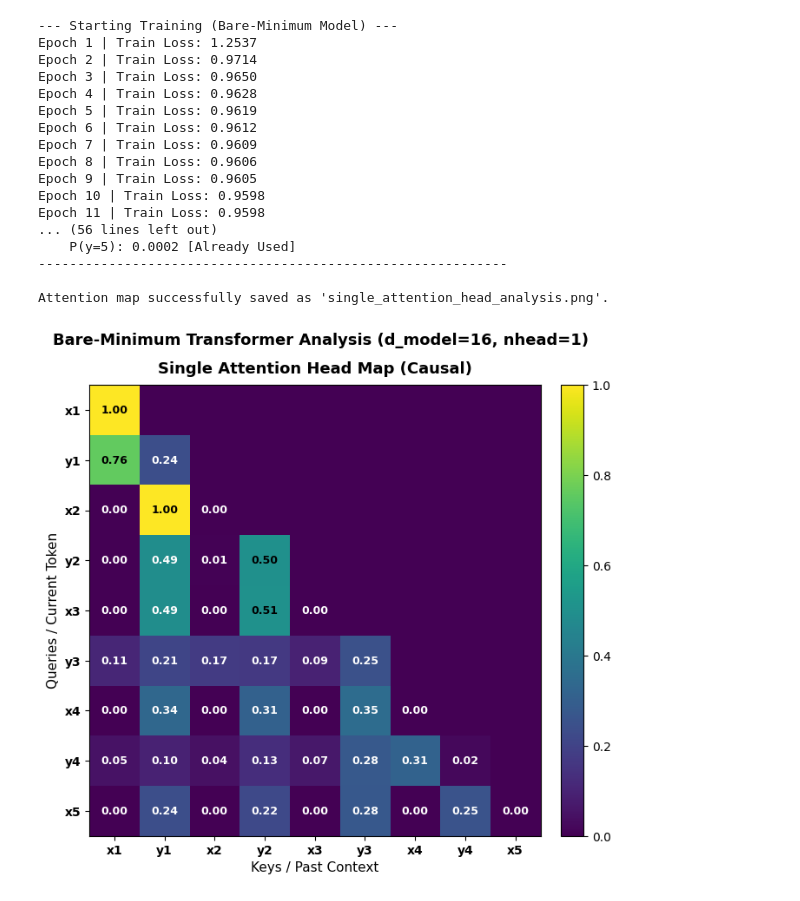
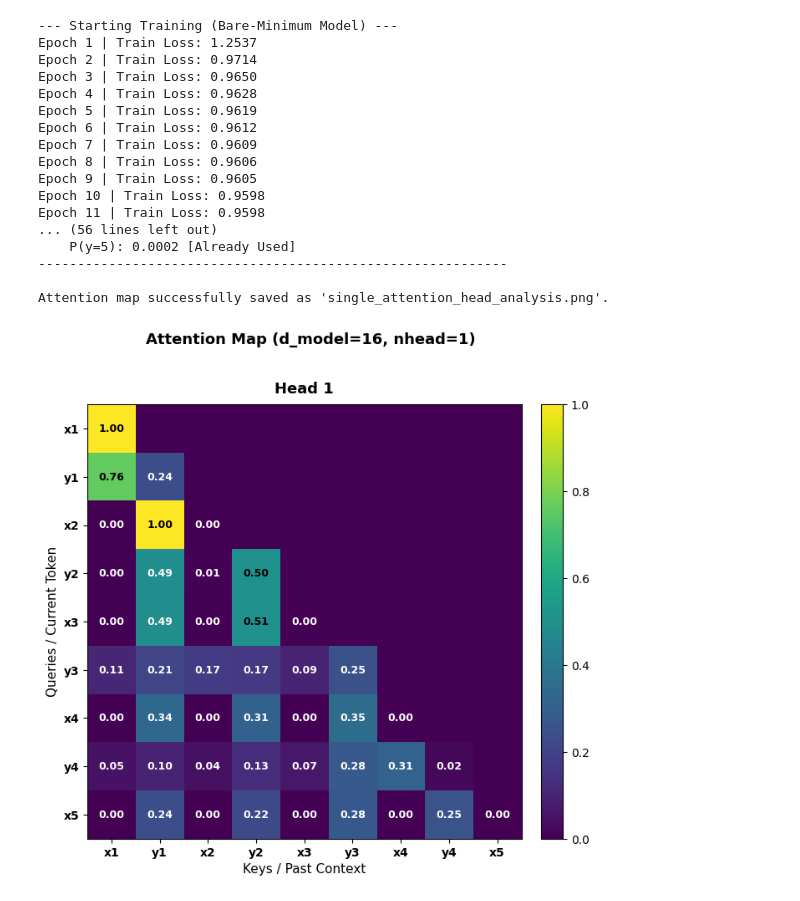
Before and after one commit to amirh0ss3in/ATProject, a Jupyter notebook: main.ipynb, the cells around one changed output. Saved outputs shown, nothing was run; the diff lists cells and outputs as text; code cells hidden in the pictures.

```diff
--- a/main.ipynb
+++ b/main.ipynb
@@ -240,77 +79,69 @@ class MinimalCausalTransformer(nn.Module):
 # --- 3. Extract and Visualize QK Attention Weights (Fixed to use .detach()) ---
 def visualize_single_attention_head(model, test_sequence, V=5):
     model.eval()
-    seq_len = len(test_sequence) - 1 # Length 9
+    seq_len = len(test_sequence) - 1
     inputs = torch.tensor([test_sequence[:-1]], dtype=torch.long, device=device)
 
-    # 1. Reconstruct token + positional embeddings
     positions = torch.arange(0, seq_len, device=device).unsqueeze(0)
-    X = model.token_emb(inputs) + model.pos_emb(positions) # [1, seq_len, d_model]
+    X = model.token_emb(inputs) + model.pos_emb(positions)
 
-    # 2. Extract self-attention projection weights
     self_attn = model.transformer.layers[0].self_attn
     in_proj_weight = self_attn.in_proj_weight
     in_proj_bias = self_attn.in_proj_bias
 
-    # Split PyTorch's packed in_proj parameters into Q, K, V
     w_q, w_k, _ = in_proj_weight.chunk(3, dim=0)
     b_q, b_k, _ = in_proj_bias.chunk(3, dim=0)
 
-    # 3. Project inputs to Q and K
     q = torch.nn.functional.linear(X, w_q, b_q)
     k = torch.nn.functional.linear(X, w_k, b_k)
 
-    # 4. Reshape for Single-Head Attention (nhead=1, d_model=16 -> head_dim=16)
     nhead = self_attn.num_heads
     head_dim = self_attn.head_dim
 
-    # Reshape to [batch, nhead, seq_len, head_dim]
     q = q.view(1, seq_len, nhead, head_dim).transpose(1, 2)
     k = k.view(1, seq_len, nhead, head_dim).transpose(1, 2)
 
-    # 5. Calculate Raw Attention Scores
     scores = torch.matmul(q, k.transpose(-2, -1)) / math.sqrt(head_dim)
-
-    # Apply Causal Mask
     causal_mask = torch.triu(torch.full((seq_len, seq_len), float('-inf'), device=device), diagonal=1)
     scores = scores + causal_mask.unsqueeze(0).unsqueeze(0)
+    attn_weights = torch.softmax(scores, dim=-1)[0].detach().cpu().numpy()  # [nhead, seq_len, seq_len]
 
-    # Softmax to get the final attention weights + Detach for conversion
-    attn_weights = torch.softmax(scores, dim=-1)[0].detach().cpu().numpy() # [nhead, seq_len, seq_len]
-
-    # 6. Plot the single head attention map
     labels = []
     for i in range(1, V + 1):
         labels.append(f"x{i}")
         if i < V:
             labels.append(f"y{i}")
 
-    fig, ax = plt.subplots(figsize=(7, 6.5))
-    im = ax.imshow(attn_weights[0], cmap='viridis', aspect='equal', vmin=0, vmax=1)
+    fig, axes = plt.subplots(1, nhead, figsize=(7 * nhead, 6.5))
+    if nhead == 1:
+        axes = [axes]
 
-    # Grid labels
-    ax.set_xticks(np.arange(seq_len))
-    ax.set_yticks(np.arange(seq_len))
-    ax.set_xticklabels(labels, fontweight='bold')
-    ax.set_yticklabels(labels, fontweight='bold')
+    for h in range(nhead):
+        ax = axes[h]
+        im = ax.imshow(attn_weights[h], cmap='viridis', aspect='equal', vmin=0, vmax=1)
 
-    # Add values inside cells
-    for i in range(seq_len):
-        for j in range(seq_len):
-            if j <= i:
-                val = attn_weights[0, i, j]
-                ax.text(j, i, f"{val:.2f}", ha='center', va='center',
-                        color='black' if val > 0.5 else 'white', fontsize=9, fontweight='bold')
+        ax.set_xticks(np.arange(seq_len))
+        ax.set_yticks(np.arange(seq_len))
+        ax.set_xticklabels(labels, fontweight='bold')
+        ax.set_yticklabels(labels, fontweight='bold')
 
-    ax.set_title("Single Attention Head Map (Causal)", fontsize=13, pad=10, fontweight='bold')
-    ax.set_xlabel("Keys / Past Context", fontsize=11)
-    ax.set_ylabel("Queries / Current Token", fontsize=11)
-    fig.colorbar(im, ax=ax, fraction=0.046, pad=0.04)
+        for i in range(seq_len):
+            for j in range(seq_len):
+                if j <= i:
+                    val = attn_weights[h, i, j]
+                    ax.text(j, i, f"{val:.2f}", ha='center', va='center',
+                            color='black' if val > 0.5 else 'white', fontsize=9, fontweight='bold')
 
-    plt.suptitle(f"Bare-Minimum Transformer Analysis (d_model=16, nhead=1)", fontsize=13, y=0.98, fontweight='bold')
+        ax.set_title(f"Head {h+1}", fontsize=13, pad=10, fontweight='bold')
+        ax.set_xlabel("Keys / Past Context", fontsize=11)
+        ax.set_ylabel("Queries / Current Token", fontsize=11)
+        fig.colorbar(im, ax=ax, fraction=0.046, pad=0.04)
+
+    plt.suptitle(f"Attention Map (d_model={model.d_model}, nhead={nhead})", fontsize=13, y=1.02, fontweight='bold')
     plt.tight_layout()
-    plt.savefig('single_attention_head_analysis.png', dpi=300)
+    plt.savefig('single_attention_head_analysis.png', dpi=300, bbox_inches='tight')
     print("\nAttention map successfully saved as 'single_attention_head_analysis.png'.")
+
 
 # --- 5. Main Script execution ---
 if __name__ == "__main__":
@@ -377,31 +208,31 @@ if __name__ == "__main__":
         print(f"  Model's Predicted Probabilities:")
         for val in range(1, V + 1):
             marker = " (True Target)" if val == true_y else ""
             if val in used_y:
                 marker += " [Already Used]"
             print(f"    P(y={val}): {step_probs[val-1].item():.4f}{marker}")
         print("-" * 60)
         used_y.append(true_y)
         step_num += 1
 
     # 2. Run visualization
     visualize_single_attention_head(model, full_seq, V=V)
 # %% [output]
 --- Starting Training (Bare-Minimum Model) ---
 Epoch 1 | Train Loss: 1.2537
 Epoch 2 | Train Loss: 0.9714
 Epoch 3 | Train Loss: 0.9650
 Epoch 4 | Train Loss: 0.9628
 Epoch 5 | Train Loss: 0.9619
 Epoch 6 | Train Loss: 0.9612
 Epoch 7 | Train Loss: 0.9609
 Epoch 8 | Train Loss: 0.9606
 Epoch 9 | Train Loss: 0.9605
 Epoch 10 | Train Loss: 0.9598
 Epoch 11 | Train Loss: 0.9598
 ... (56 lines left out)
     P(y=5): 0.0002 [Already Used]
 ------------------------------------------------------------
 
 Attention map successfully saved as 'single_attention_head_analysis.png'.
-[figure, old version]
+[figure, new version]
```
Also changed, not shown: parts of 3 cells of this notebook, 2 other files.
